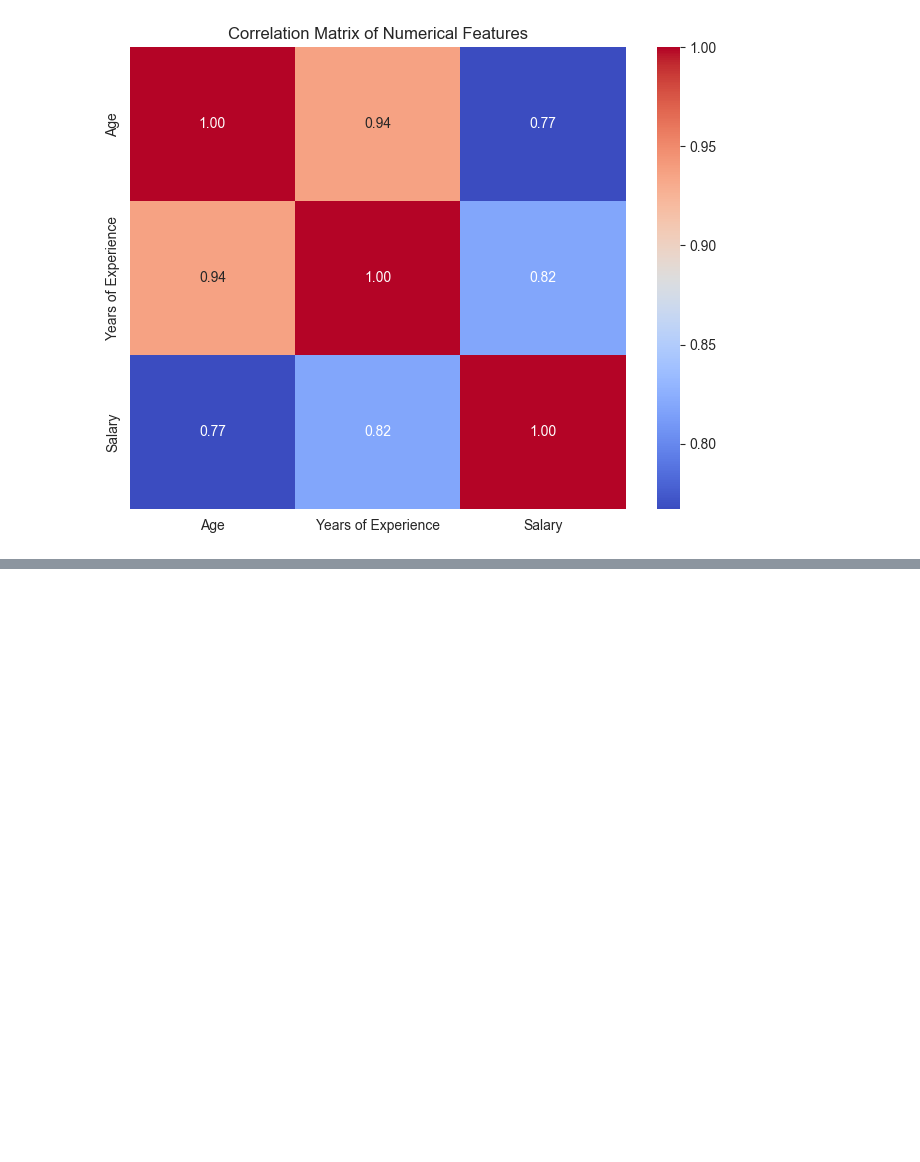
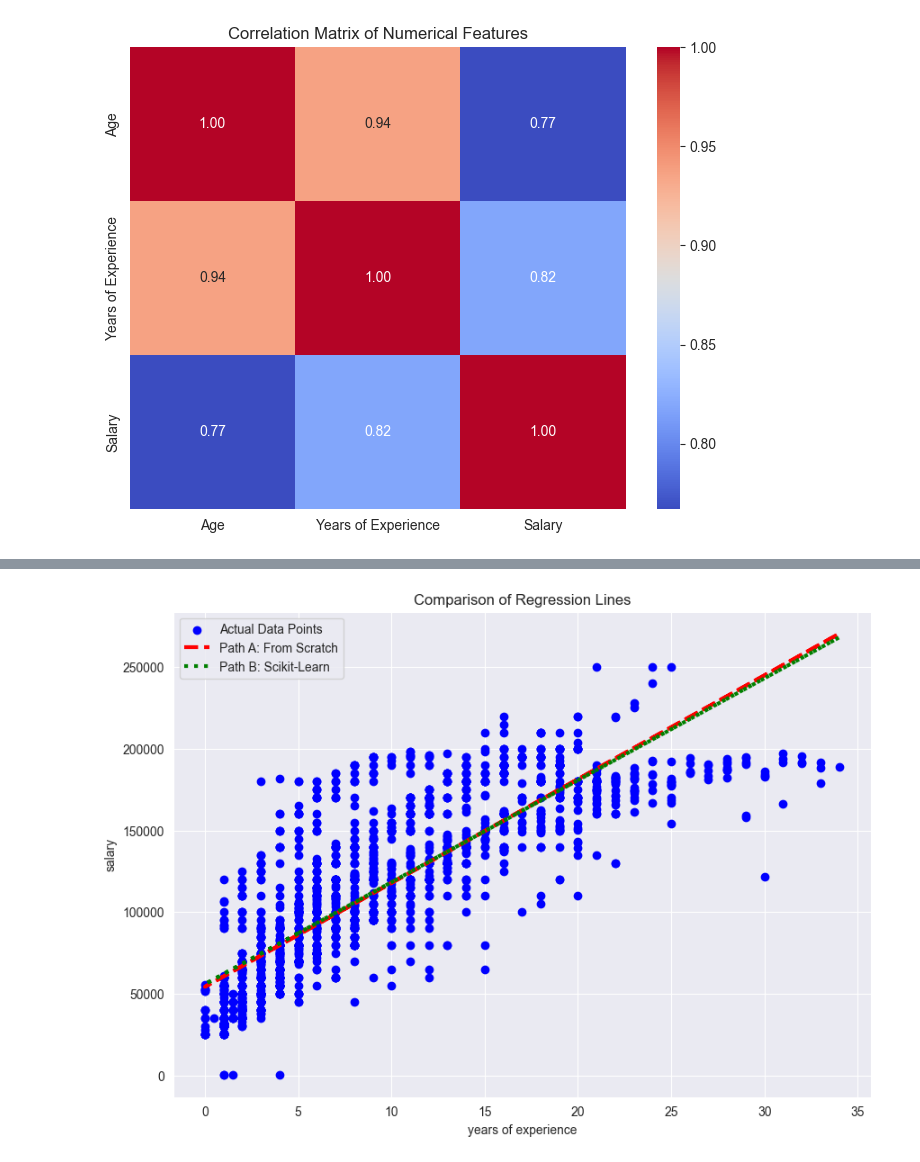
Before and after one commit to a-nadafian/build-your-own-linear-regression, a Jupyter notebook: notebooks/01-initial-exploration.ipynb, the cells around one changed output, grey strips where cells are left out. Cells and saved outputs as stored; diff of their text form; code cells hidden in the pictures; blank space fills up the shorter version.

```diff
--- a/notebooks/01-initial-exploration.ipynb
+++ b/notebooks/01-initial-exploration.ipynb
@@ -275,0 +283,4 @@ plt.show()
+# %%
+from sklearn.model_selection import train_test_split
+
+X_train, X_test, y_train, y_test = train_test_split(X, y, test_size=0.2, random_state=42)
@@ -275,0 +328,24 @@ plt.show()
+# %%
+y_pred_A = beta_1 * X + beta_0
+
+# For Path B (scikit-learn)
+y_pred_B = model.predict(X)
+# %%
+plt.figure(figsize=(10, 7))
+# Plot the original data points
+plt.scatter(X, y, color='blue', label='Actual Data Points')
+
+# Plot the "From Scratch" regression line
+plt.plot(X, y_pred_A, color='red', linestyle='--', linewidth=3, label='Path A: From Scratch')
+
+# Plot the "Scikit-Learn" regression line
+plt.plot(X, y_pred_B, color='green', linestyle=':', linewidth=3, label='Path B: Scikit-Learn')
+
+plt.title('Comparison of Regression Lines')
+plt.xlabel('years of experience')
+plt.ylabel('salary')
+plt.legend()
+plt.grid(True)
+plt.show()
+# %% [output]
+[figure, added]
```
Also changed, not shown: parts of 7 cells of this notebook, 7 other files.
